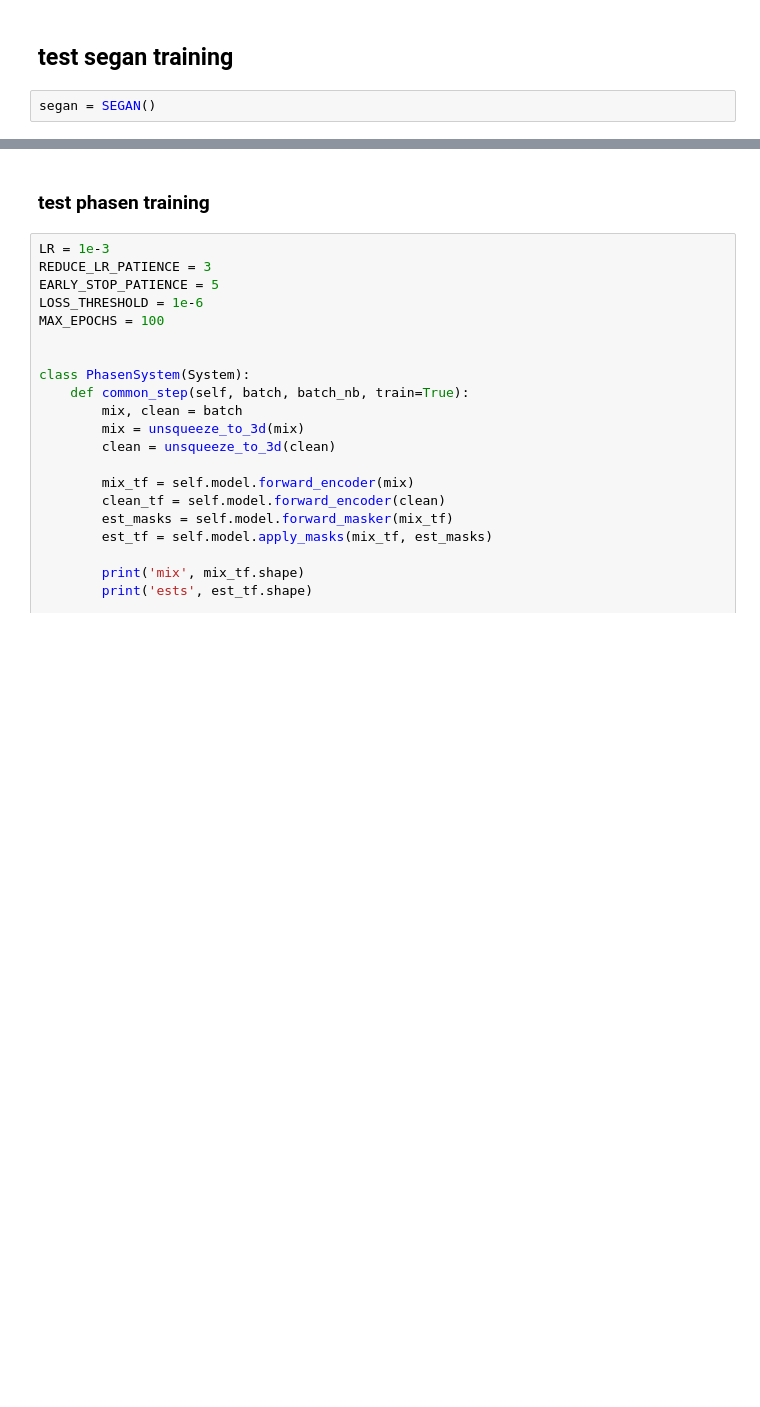
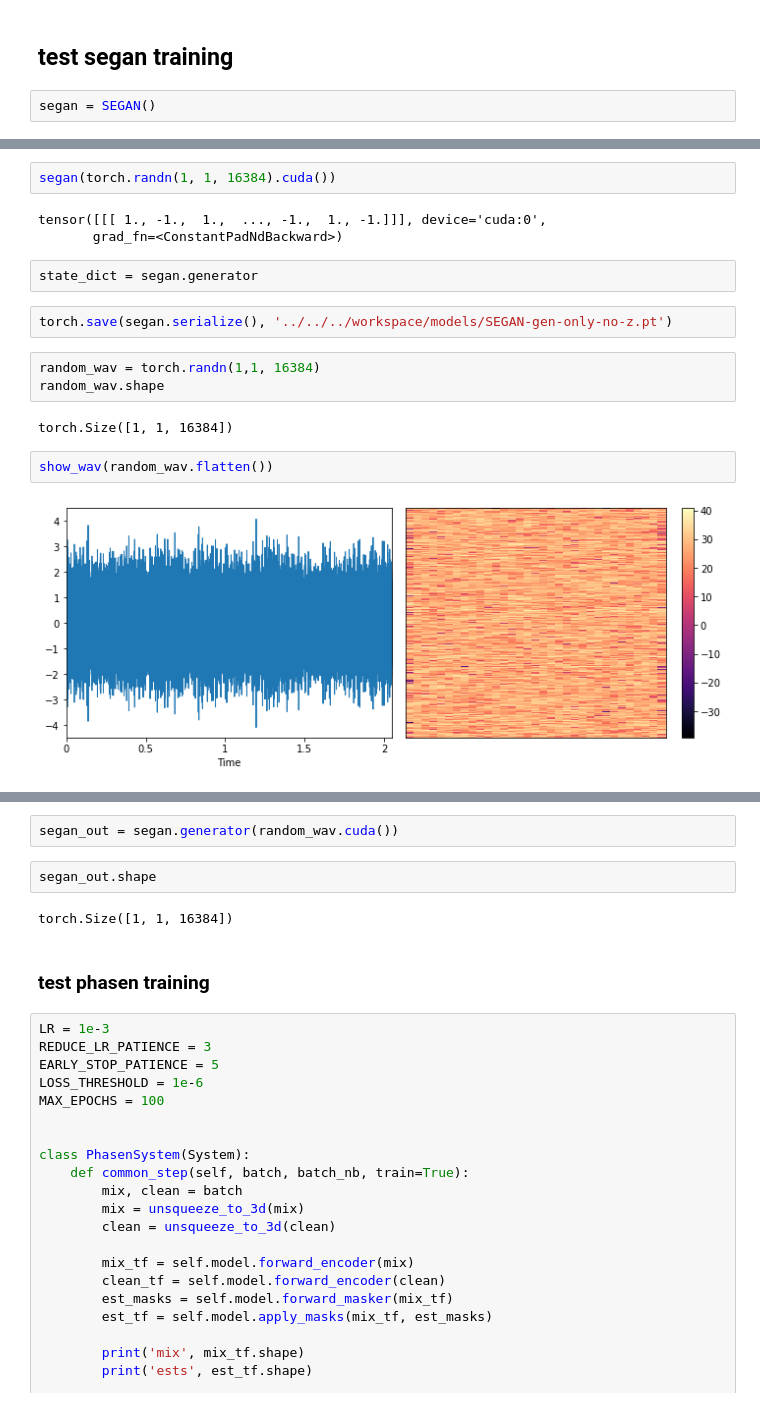
Before and after one commit to flyingleafe/asteroid, a Jupyter notebook: notebooks/training.ipynb, the cells around one changed output, grey strips where cells are left out. Drawn from its saved outputs; the diff is of its cells as text; blank space fills up the shorter version.

Commit message:
update: better plots

```diff
--- a/notebooks/training.ipynb
+++ b/notebooks/training.ipynb
@@ -154,0 +217,18 @@ trainer.fit(system)
+# %%
+segan(torch.randn(1, 1, 16384).cuda())
+# %% [output]
+tensor([[[ 1., -1.,  1.,  ..., -1.,  1., -1.]]], device='cuda:0',
+       grad_fn=<ConstantPadNdBackward>)
+# %%
+state_dict = segan.generator
+# %%
+torch.save(segan.serialize(), '../../../workspace/models/SEGAN-gen-only-no-z.pt')
+# %%
+random_wav = torch.randn(1,1, 16384)
+random_wav.shape
+# %% [output]
+torch.Size([1, 1, 16384])
+# %%
+show_wav(random_wav.flatten())
+# %% [output]
+[figure, added]
@@ -155,3 +236,9 @@ trainer.fit(system)
+# %%
+segan_out = segan.generator(random_wav.cuda())
+# %%
+segan_out.shape
+# %% [output]
+torch.Size([1, 1, 16384])
 # %% [markdown]
 ### test phasen training
 # %%
```
Also changed, not shown: parts of 9 cells of this notebook, 4 other files.
